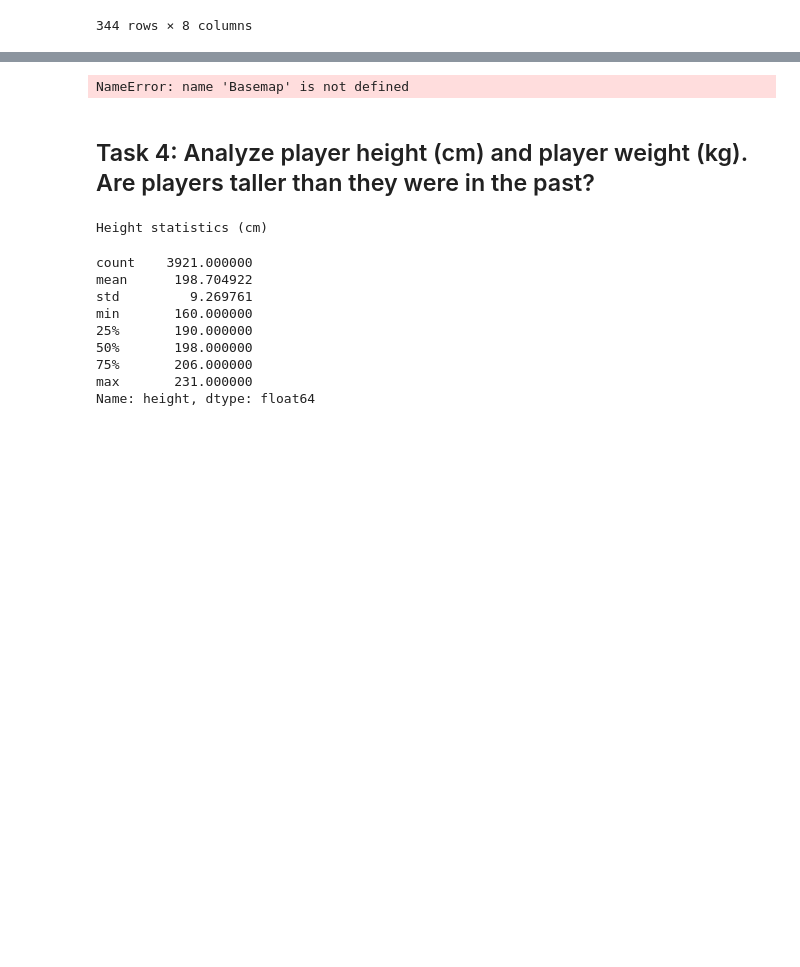
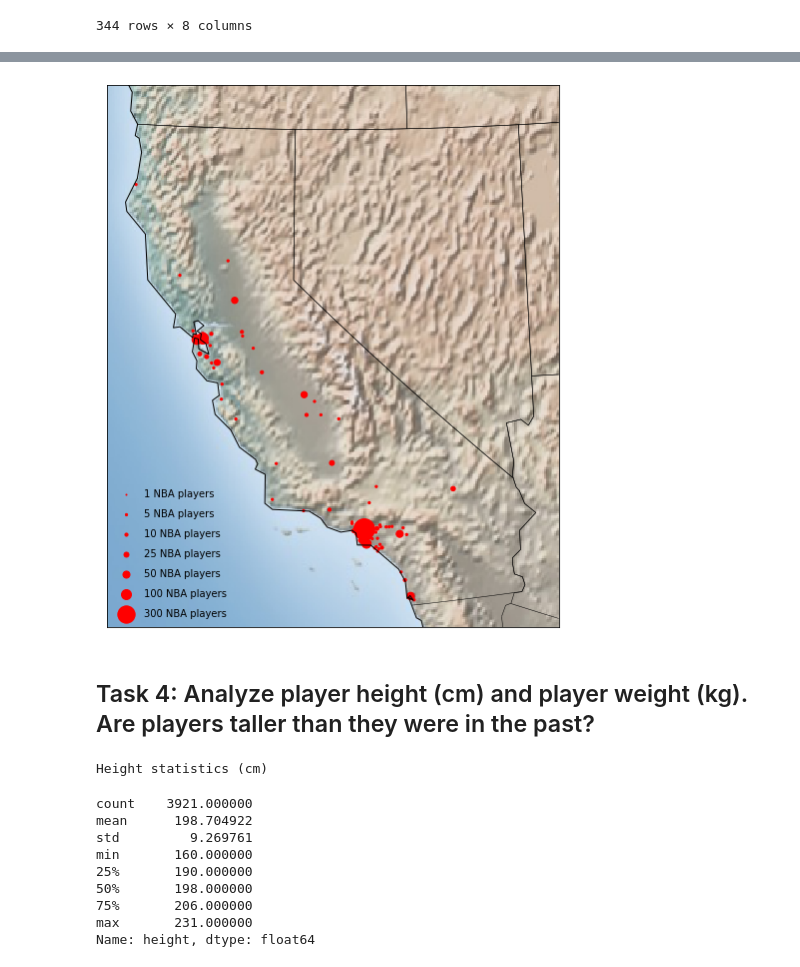
Before and after one commit to brentwilder/NBAplayers, a Jupyter notebook: NBA.ipynb, the cells around one changed output, grey strips where cells are left out. Drawn from its saved outputs; the diff is of its cells as text; code cells hidden in the pictures; blank space fills up the shorter version.

```diff
--- a/NBA.ipynb
+++ b/NBA.ipynb
@@ -235,18 +253,32 @@ Cal.head()
 | 74 | 74 | Alex Hannum* | 201.0 | 95.0 | University of Southern California | 1923.0 | Los Angeles | California | Los Angeles | 34.053691 | ... |
 | 117 | 117 | John Mandic | 193.0 | 92.0 | Oregon State University | 1919.0 | Los Angeles | California | Los Angeles | 34.053691 | ... |
 | 130 | 130 | Vern Mikkelsen* | 201.0 | 104.0 | Hamline University | 1928.0 | Fresno | California | Fresno | 36.729529 | ... |
-# %%
-fig = plt.figure(figsize=(8, 8))
-m = Basemap(projection='lcc', resolution='h',
-            lat_0=37.5, lon_0=-119,
-            width=1E6, height=1.2E6)
-m.shadedrelief()
-m.drawcoastlines(color='gray')
-m.drawcountries(color='gray')
-m.drawstates(color='gray')
-m.scatter(Cal.lon, Cal.lat, latlon=True)
-# %% [output]
-NameError: name 'Basemap' is not defined
+# %%
+# Plot player home towns on basemap
+Cal['count'] = 1
+CityCount = pd.pivot_table(Cal,index=['birth_city'],values=['count'],
+                                          aggfunc=[np.sum])
+counts = CityCount.values
+CalGroup = Cal.groupby('birth_city').agg(['unique'])
+lat = CalGroup['Lat'].values
+lon = CalGroup['Lon'].values
+
+fig = plt.figure(figsize=(10, 10))
+m = Basemap(projection='lcc', resolution='l',
+            lat_0=37.5, lon_0=-119,
+            width=1E6, height=1.2E6)
+m.shadedrelief()
+m.drawcoastlines(color='black')
+m.drawcountries(color='black')
+m.drawstates(color='black')
+m.scatter(lon, lat, latlon=True,s=counts*5, c='red')
+for a in [1,5,10,25,50,100,300]:
+    plt.scatter([], [],c='red', s=a,
+                label=str(a) + ' NBA players')
+plt.legend(scatterpoints=1, frameon=False,
+           labelspacing=1, loc='lower left');
+# %% [output]
+[figure, added]
 # %% [markdown]
 ## Task 4: Analyze player height (cm) and player weight (kg). Are players taller than they were in the past?
 # %%
```
Also changed, not shown: parts of 3 cells of this notebook, 1 other file.
